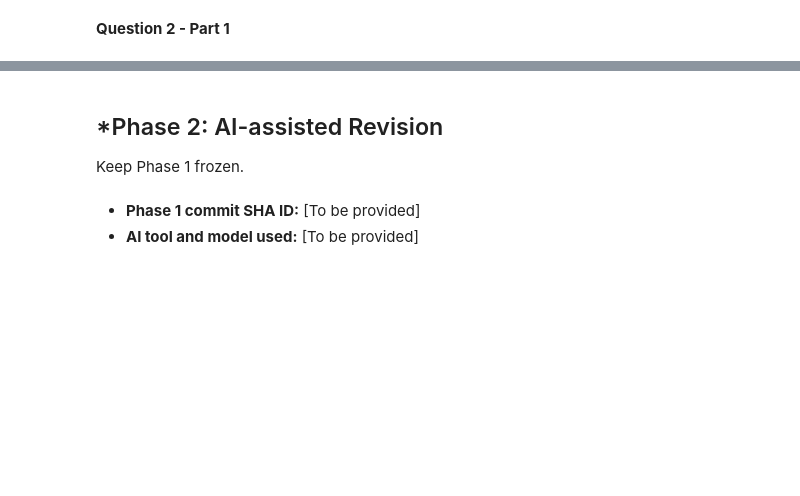
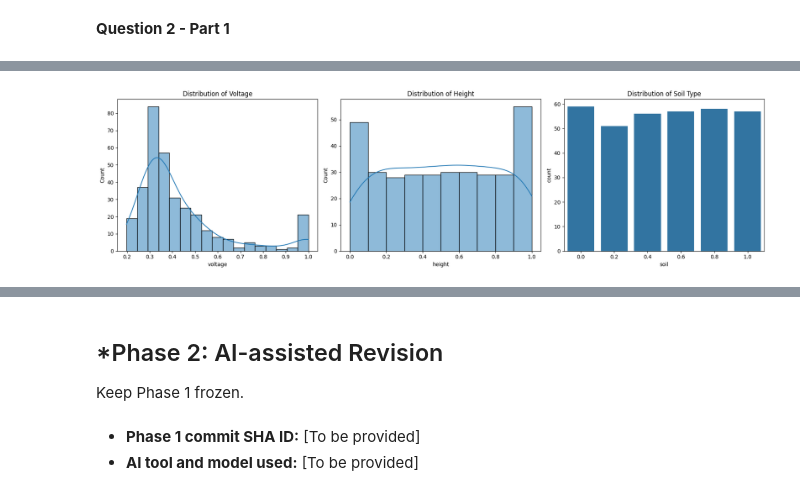
Before and after one commit to nithyasg05/A03-knn, a Jupyter notebook: DS 3001 - A03.ipynb, the cells around one changed output, grey strips where cells are left out. Cells and saved outputs as stored; diff of their text form; code cells hidden in the pictures; blank space fills up the shorter version.

```diff
--- a/DS 3001 - A03.ipynb
+++ b/DS 3001 - A03.ipynb
@@ -54,2 +84,11 @@ SyntaxError: invalid syntax (2053585921.py, line 1)
 # %% [markdown]
 **Question 2 - Part 1**
+# %%
+import pandas as pd
+import matplotlib.pyplot as plt
+import seaborn as sns
+import numpy as np
+
+df_mines = pd.read_csv('./A03-knn/data/land_mines.csv')
+print(df_mines.shape)
+display(df_mines.head())
@@ -55,0 +151,16 @@ SyntaxError: invalid syntax (2053585921.py, line 1)
+# %%
+fig, axes = plt.subplots(1, 3, figsize=(18, 5))
+
+sns.histplot(df_mines['voltage'], kde=True, ax=axes[0])
+axes[0].set_title('Distribution of Voltage')
+
+sns.histplot(df_mines['height'], kde=True, ax=axes[1])
+axes[1].set_title('Distribution of Height')
+
+sns.countplot(x=df_mines['soil'], ax=axes[2])
+axes[2].set_title('Distribution of Soil Type')
+
+plt.tight_layout()
+plt.show()
+# %% [output]
+[figure, added]
```
Also changed, not shown: parts of 27 cells of this notebook.
